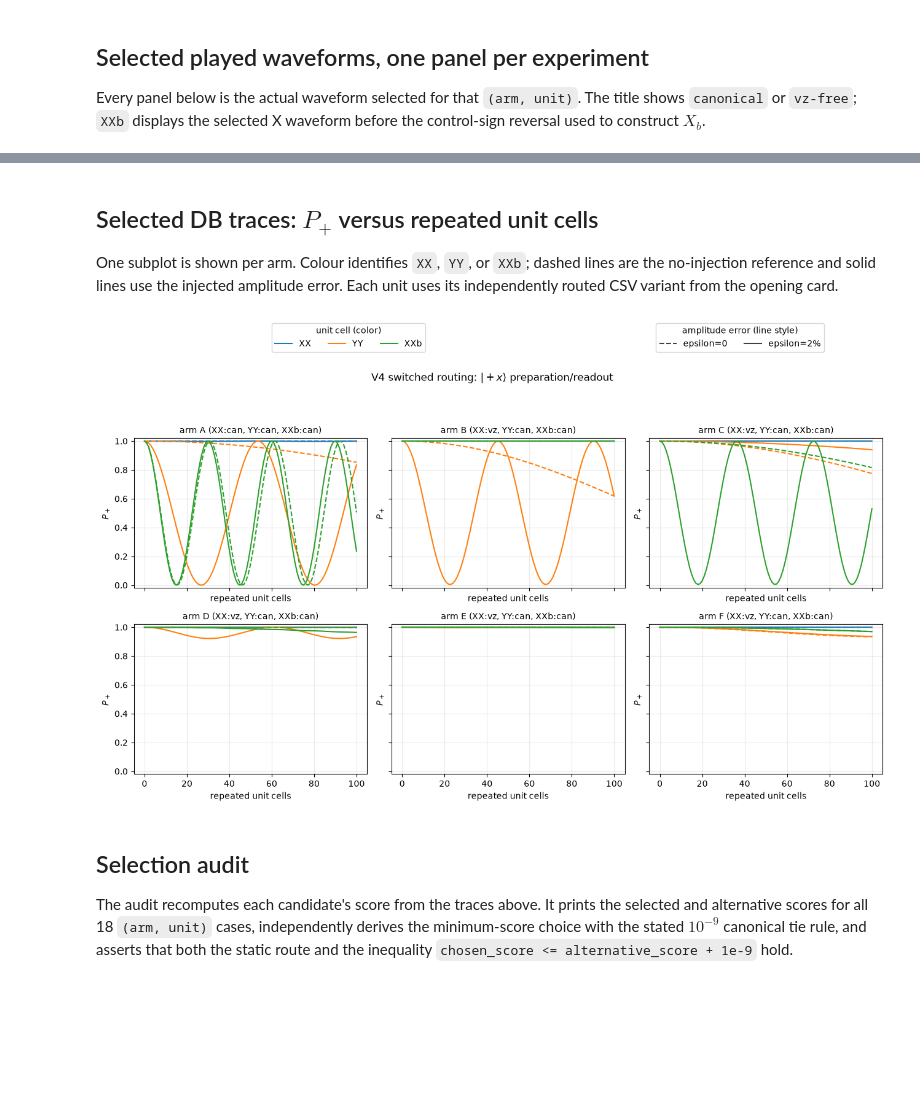
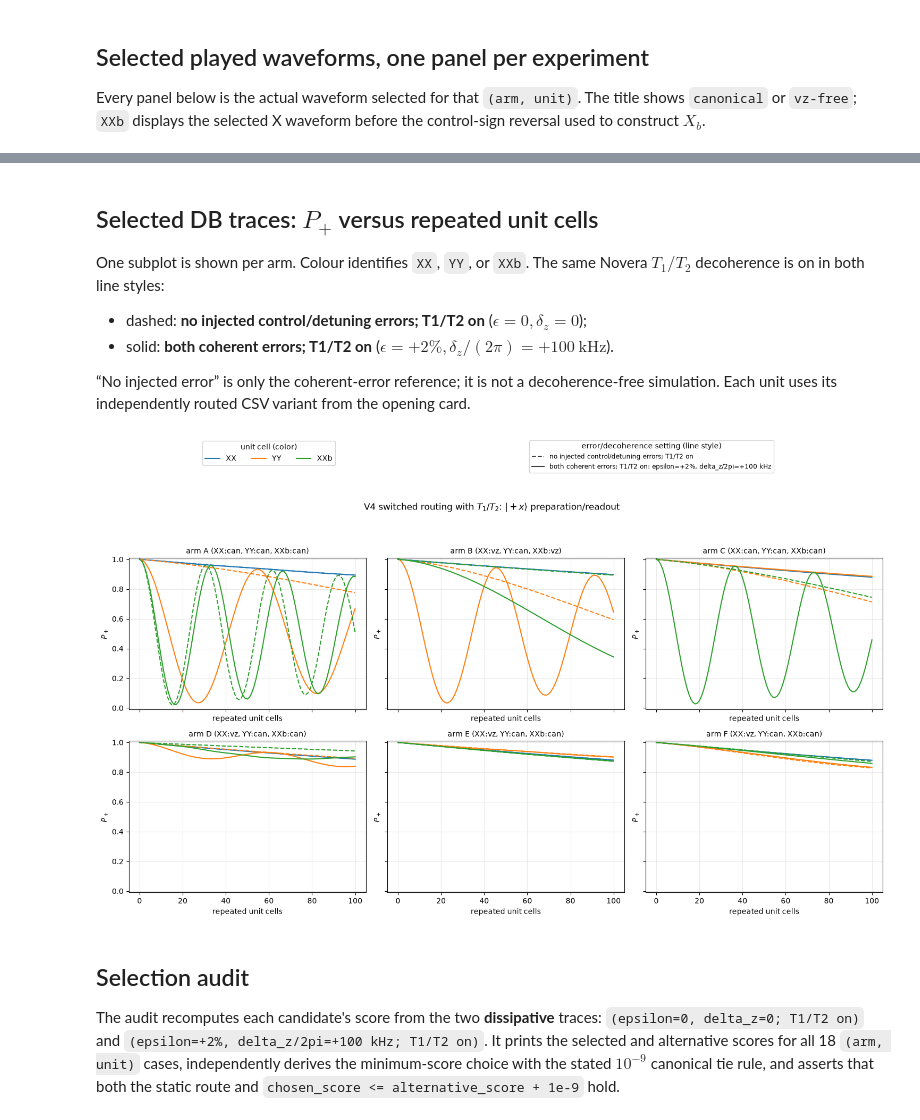
Before and after one commit to Wenzheng-Dong/curve_optimize_tool, a Jupyter notebook: proposals/Novera_work/notebooks/notebook_1qbDB_V4_vzSwitch.ipynb, the cells around one changed output, grey strips where cells are left out. Drawn from its saved outputs; the diff is of its cells as text; code cells hidden in the pictures; blank space fills up the shorter version.

Commit message:
FULL-DB-simu:⭐️⭐️:virt_z_Switch for better result (L1L2⚙️😬).

```diff
--- a/proposals/Novera_work/notebooks/notebook_1qbDB_V4_vzSwitch.ipynb
+++ b/proposals/Novera_work/notebooks/notebook_1qbDB_V4_vzSwitch.ipynb
@@ -88,8 +130,8 @@ UNIT_GATE = {"XX": "Xpi", "YY": "Ypi", "XXb": "Xpi"}
 
 ROUTING = {
     "A": {"XX": "canonical", "YY": "canonical", "XXb": "canonical"},
-    "B": {"XX": "vzfree", "YY": "canonical", "XXb": "canonical"},
-    "C": {"XX": "vzfree", "YY": "canonical", "XXb": "canonical"},
+    "B": {"XX": "vzfree", "YY": "canonical", "XXb": "vzfree"},
+    "C": {"XX": "canonical", "YY": "canonical", "XXb": "canonical"},
     "D": {"XX": "vzfree", "YY": "canonical", "XXb": "canonical"},
     "E": {"XX": "vzfree", "YY": "canonical", "XXb": "canonical"},
     "F": {"XX": "vzfree", "YY": "canonical", "XXb": "canonical"},
@@ -106,10 +148,10 @@ EXPECTED_SELECTED_RELATIVE_PATHS = {
     "B": {
         "XX": "Xpi/waveforms/Xpi_novera_B_gaussian_drag_vzfree.csv",
         "YY": "Ypi/waveforms/Ypi_novera_B_gaussian_drag.csv",
-        "XXb": "Xpi/waveforms/Xpi_novera_B_gaussian_drag.csv",
+        "XXb": "Xpi/waveforms/Xpi_novera_B_gaussian_drag_vzfree.csv",
     },
     "C": {
-        "XX": "Xpi/waveforms/Xpi_novera_C_optimized_vzfree.csv",
+        "XX": "Xpi/waveforms/Xpi_novera_C_optimized.csv",
         "YY": "Ypi/waveforms/Ypi_novera_C_optimized.csv",
         "XXb": "Xpi/waveforms/Xpi_novera_C_optimized.csv",
     },
@@ -351,51 +553,74 @@ Prepared 36 selected P_plus traces: 6 arms × 3 unit cells × 2 error settings.
 # %% [markdown]
 ## Selected DB traces: $P_+$ versus repeated unit cells
 
-One subplot is shown per arm. Colour identifies `XX`, `YY`, or `XXb`; dashed lines
-are the no-injection reference and solid lines use the injected amplitude error.
-Each unit uses its independently routed CSV variant from the opening card.
+One subplot is shown per arm. Colour identifies `XX`, `YY`, or `XXb`. The same
+Novera $T_1/T_2$ decoherence is on in both line styles:
+
+- dashed: **no injected control/detuning errors; T1/T2 on**
+  ($\epsilon=0,\delta_z=0$);
+- solid: **both coherent errors; T1/T2 on**
+  ($\epsilon=+2\%,\delta_z/(2\pi)=+100\ \mathrm{kHz}$).
+
+“No injected error” is only the coherent-error reference; it is not a
+decoherence-free simulation. Each unit uses its independently routed CSV variant
+from the opening card.
 # %%
 from matplotlib.lines import Line2D
 
 repeats = np.arange(N_REPEATS + 1)
 UNIT_COLORS = {"XX": "tab:blue", "YY": "tab:orange", "XXb": "tab:green"}
-fig, axes = plt.subplots(2, 3, figsize=(13, 8), sharex=True, sharey=True)
+fig, axes = plt.subplots(2, 3, figsize=(15, 9.2), sharex=True, sharey=True)
 for axis, arm in zip(axes.flat, ARMS):
     for unit in UNIT_ORDER:
         color = UNIT_COLORS[unit]
-        axis.plot(repeats, TRACES[arm][unit][0.0], "--", color=color)
-        axis.plot(repeats, TRACES[arm][unit][INJECTED_ERROR], "-", color=color)
+        axis.plot(repeats, TRACES[arm][unit][NO_ERROR], "--", color=color)
+        axis.plot(repeats, TRACES[arm][unit][BOTH_ERRORS], "-", color=color)
     route_summary = ", ".join(
         f"{unit}:{'vz' if ROUTING[arm][unit] == 'vzfree' else 'can'}" for unit in UNIT_ORDER
     )
     axis.set_title(f"arm {arm} ({route_summary})", fontsize=10)
     axis.set_xlabel("repeated unit cells")
     axis.set_ylabel(r"$P_+$")
-    axis.set_ylim(-0.02, 1.02)
+    axis.set_ylim(-0.01, 1.01)
     axis.grid(alpha=0.25)
 
 unit_handles = [Line2D([], [], color=UNIT_COLORS[name], label=name) for name in UNIT_ORDER]
-error_handles = [
-    Line2D([], [], color="0.25", linestyle="--", label="epsilon=0"),
-    Line2D([], [], color="0.25", linestyle="-", label=f"epsilon={INJECTED_ERROR:.0%}"),
+setting_handles = [
+    Line2D(
+        [], [], color="0.25", linestyle="--",
+        label="no injected control/detuning errors; T1/T2 on",
+    ),
+    Line2D(
+        [], [], color="0.25", linestyle="-",
+        label=(
+            f"both coherent errors; T1/T2 on: epsilon={SETTINGS[BOTH_ERRORS]['epsilon']:+.0%}, "
+            f"delta_z/2pi=+{DETUNING_LABEL}"
+        ),
+    ),
 ]
-fig.legend(unit_handles, [handle.get_label() for handle in unit_handles], title="unit cell (color)",
-           loc="upper center", bbox_to_anchor=(0.32, 1.00), ncol=3)
-fig.legend(error_handles, [handle.get_label() for handle in error_handles], title="amplitude error (line style)",
-           loc="upper center", bbox_to_anchor=(0.81, 1.00), ncol=2)
-fig.suptitle(r"V4 switched routing: $|+x\rangle$ preparation/readout", y=0.89)
-fig.tight_layout(rect=(0, 0, 1, 0.84))
+fig.legend(
+    unit_handles, [handle.get_label() for handle in unit_handles],
+    title="unit cell (color)", loc="upper center", bbox_to_anchor=(0.22, 0.995), ncol=3,
+)
+fig.legend(
+    setting_handles, [handle.get_label() for handle in setting_handles],
+    title="error/decoherence setting (line style)", loc="upper center",
+    bbox_to_anchor=(0.70, 0.995), ncol=1, fontsize=8.5,
+)
+fig.suptitle(r"V4 switched routing with $T_1/T_2$: $|+x\rangle$ preparation/readout", y=0.86)
+fig.tight_layout(rect=(0, 0, 1, 0.82))
 plt.show()
 # %% [output]
-[figure, old version]
+[figure, new version]
 # %% [markdown]
 ## Selection audit
 
-The audit recomputes each candidate's score from the traces above. It prints the
-selected and alternative scores for all 18 `(arm, unit)` cases, independently derives
-the minimum-score choice with the stated $10^{-9}$ canonical tie rule, and asserts
-that both the static route and the inequality
-`chosen_score <= alternative_score + 1e-9` hold.
+The audit recomputes each candidate's score from the two **dissipative** traces:
+`(epsilon=0, delta_z=0; T1/T2 on)` and
+`(epsilon=+2%, delta_z/2pi=+100 kHz; T1/T2 on)`. It prints the selected and
+alternative scores for all 18 `(arm, unit)` cases, independently derives the
+minimum-score choice with the stated $10^{-9}$ canonical tie rule, and asserts that
+both the static route and `chosen_score <= alternative_score + 1e-9` hold.
 # %%
 SCORE_TIE_TOL = 1e-9
 
```
Also changed, not shown: parts of 8 cells of this notebook.
